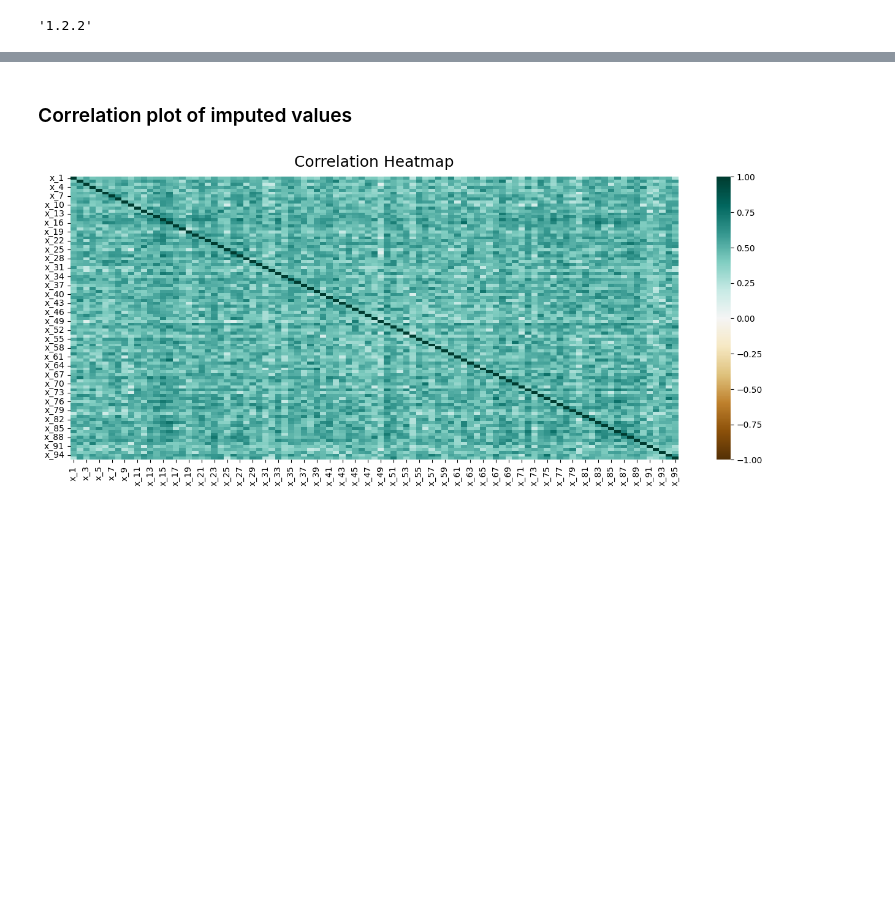
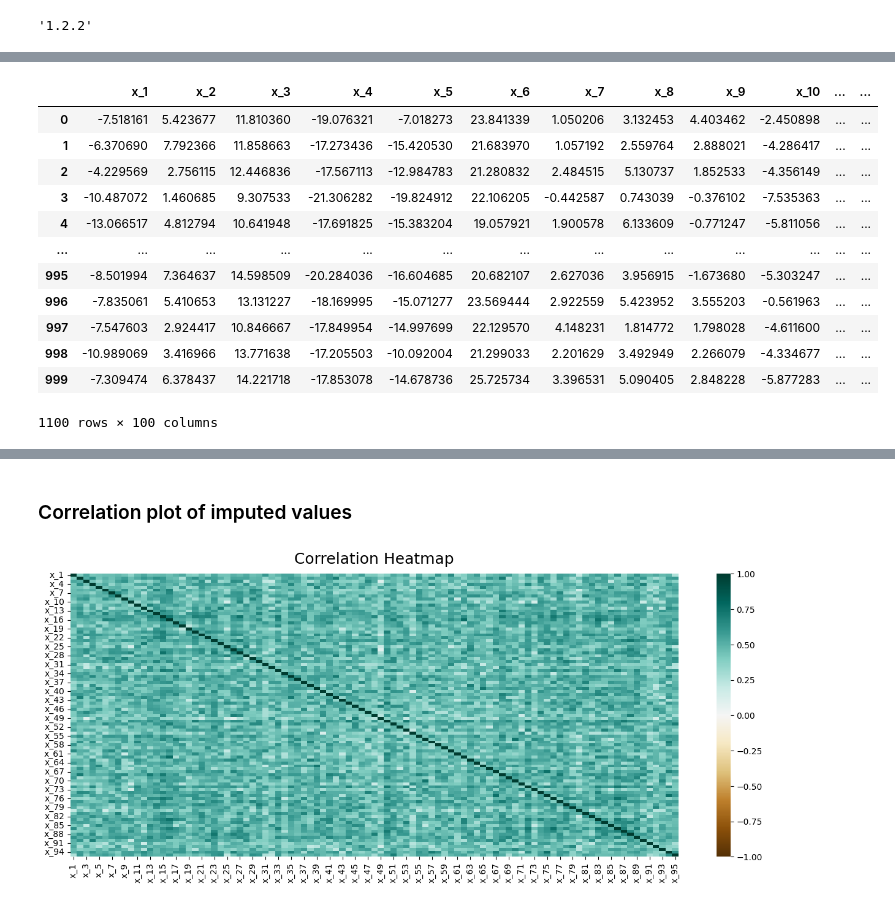
Before and after one commit to s184012/CompDataAss1, a Jupyter notebook: impute_data.ipynb, the cells around one changed output, grey strips where cells are left out. Saved outputs shown, nothing was run; the diff lists cells and outputs as text; code cells hidden in the pictures; blank space fills up the shorter version.

```diff
--- a/impute_data.ipynb
+++ b/impute_data.ipynb
@@ -21 +42,50 @@ sklearn.__version__
+# %%
+
+categorical_columns = make_column_selector(pattern='C_')
+numerical_columns = make_column_selector(pattern='x_')
+non_nan_categories = list(raw.loc[:, raw.columns.str.contains('C_')].dropna().apply(lambda x: x.unique()).to_numpy())
+
+onehot_no_nans_encoder = preproc.OneHotEncoder(
+    categories = non_nan_categories,
+    handle_unknown='ignore',
+    sparse_output=False
+    )
+
+numerical_imputer = imp.KNNImputer()
+
+onehot_no_nans_transformer = make_column_transformer(
+    (onehot_no_nans_encoder, categorical_columns),
+    remainder="passthrough"
+)
+
+impute_x_transformer = make_column_transformer(
+    (numerical_imputer, numerical_columns)
+)
+
+extract_categories_transformer = make_column_transformer(
+    ("passthrough", categorical_columns)
+)
+preprocess_x = make_pipeline(onehot_no_nans_transformer, impute_x_transformer)
+combine_category_and_imputed_x = make_union(preprocess_x, extract_categories_transformer)
+combine_category_and_imputed_x.set_output(transform='pandas')
+
+pipe = combine_category_and_imputed_x
+
+num_imputed_df = pipe.fit_transform(X, y)
+num_imputed_df = num_imputed_df.rename(mapper=lambda x: x.split('__')[-1], axis=1)
+num_imputed_df
+# %% [output]
+|  | x_1 | x_2 | x_3 | x_4 | x_5 | x_6 | x_7 | x_8 | x_9 | x_10 | ... | ... |
+| 0 | -7.518161 | 5.423677 | 11.810360 | -19.076321 | -7.018273 | 23.841339 | 1.050206 | 3.132453 | 4.403462 | -2.450898 | ... | ... |
+| 1 | -6.370690 | 7.792366 | 11.858663 | -17.273436 | -15.420530 | 21.683970 | 1.057192 | 2.559764 | 2.888021 | -4.286417 | ... | ... |
+| 2 | -4.229569 | 2.756115 | 12.446836 | -17.567113 | -12.984783 | 21.280832 | 2.484515 | 5.130737 | 1.852533 | -4.356149 | ... | ... |
+| 3 | -10.487072 | 1.460685 | 9.307533 | -21.306282 | -19.824912 | 22.106205 | -0.442587 | 0.743039 | -0.376102 | -7.535363 | ... | ... |
+| 4 | -13.066517 | 4.812794 | 10.641948 | -17.691825 | -15.383204 | 19.057921 | 1.900578 | 6.133609 | -0.771247 | -5.811056 | ... | ... |
+| ... | ... | ... | ... | ... | ... | ... | ... | ... | ... | ... | ... | ... |
+| 995 | -8.501994 | 7.364637 | 14.598509 | -20.284036 | -16.604685 | 20.682107 | 2.627036 | 3.956915 | -1.673680 | -5.303247 | ... | ... |
+| 996 | -7.835061 | 5.410653 | 13.131227 | -18.169995 | -15.071277 | 23.569444 | 2.922559 | 5.423952 | 3.555203 | -0.561963 | ... | ... |
+| 997 | -7.547603 | 2.924417 | 10.846667 | -17.849954 | -14.997699 | 22.129570 | 4.148231 | 1.814772 | 1.798028 | -4.611600 | ... | ... |
+| 998 | -10.989069 | 3.416966 | 13.771638 | -17.205503 | -10.092004 | 21.299033 | 2.201629 | 3.492949 | 2.266079 | -4.334677 | ... | ... |
+| 999 | -7.309474 | 6.378437 | 14.221718 | -17.853078 | -14.678736 | 25.725734 | 3.396531 | 5.090405 | 2.848228 | -5.877283 | ... | ... |
+1100 rows × 100 columns
 # %%
```
Also changed, not shown: parts of 7 cells of this notebook, 6 other files.
